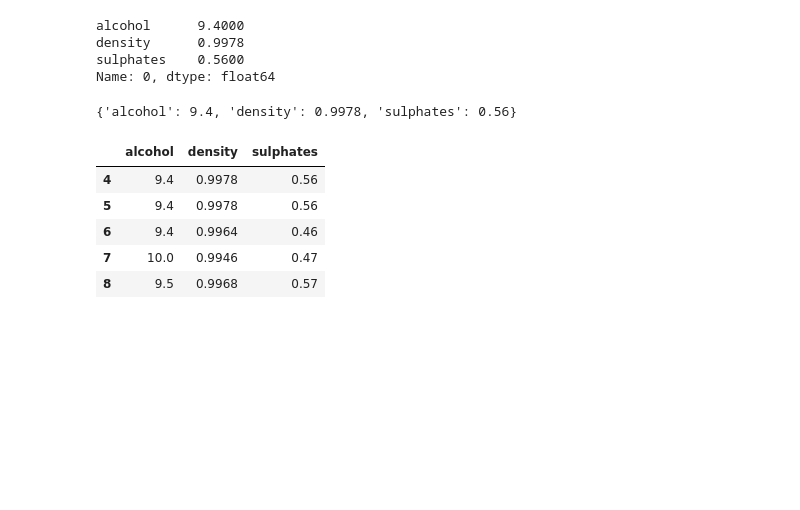
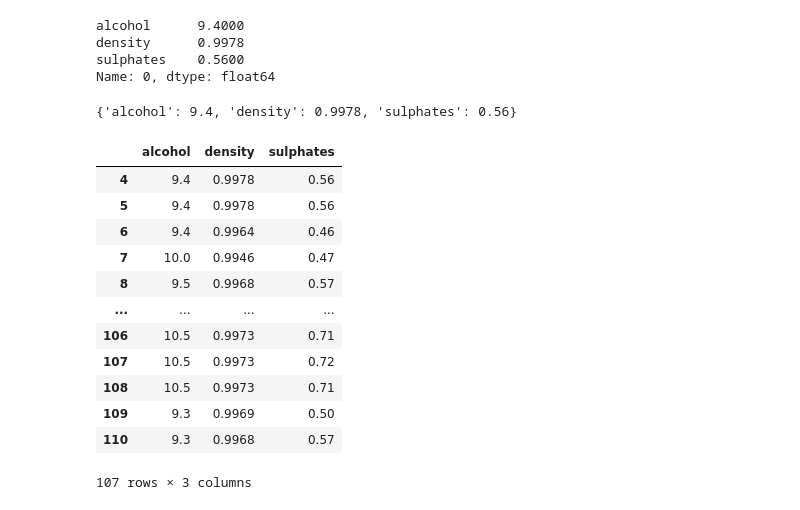
Before and after one commit to irushawn/pandas, a Jupyter notebook: index.ipynb, the cells around one changed output. Cells and saved outputs as stored; diff of their text form; code cells hidden in the pictures; blank space fills up the shorter version.

```diff
--- a/index.ipynb
+++ b/index.ipynb
@@ -245,12 +245,21 @@ Name: 0, dtype: float64
 dict(df_wine.iloc[0,[10,7,9]])
 # %% [output]
 {'alcohol': 9.4, 'density': 0.9978, 'sulphates': 0.56}
-# %%
-df_wine.iloc[4:9,[10,7,9]]
-# %% [output]
-|  | alcohol | density | sulphates |
-| 4 | 9.4 | 0.9978 | 0.56 |
-| 5 | 9.4 | 0.9978 | 0.56 |
-| 6 | 9.4 | 0.9964 | 0.46 |
-| 7 | 10.0 | 0.9946 | 0.47 |
-| 8 | 9.5 | 0.9968 | 0.57 |
+# %%
+# to access row indexed 4 to indexed 11, column indexed 10, 7 and 9
+# note it doesn`t return record of rown indexed 10`
+df_wine.iloc[4:111,[10,7,9]]
+# %% [output]
+|  | alcohol | density | sulphates |
+| 4 | 9.4 | 0.9978 | 0.56 |
+| 5 | 9.4 | 0.9978 | 0.56 |
+| 6 | 9.4 | 0.9964 | 0.46 |
+| 7 | 10.0 | 0.9946 | 0.47 |
+| 8 | 9.5 | 0.9968 | 0.57 |
+| ... | ... | ... | ... |
+| 106 | 10.5 | 0.9973 | 0.71 |
+| 107 | 10.5 | 0.9973 | 0.72 |
+| 108 | 10.5 | 0.9973 | 0.71 |
+| 109 | 9.3 | 0.9969 | 0.50 |
+| 110 | 9.3 | 0.9968 | 0.57 |
+107 rows × 3 columns
```
